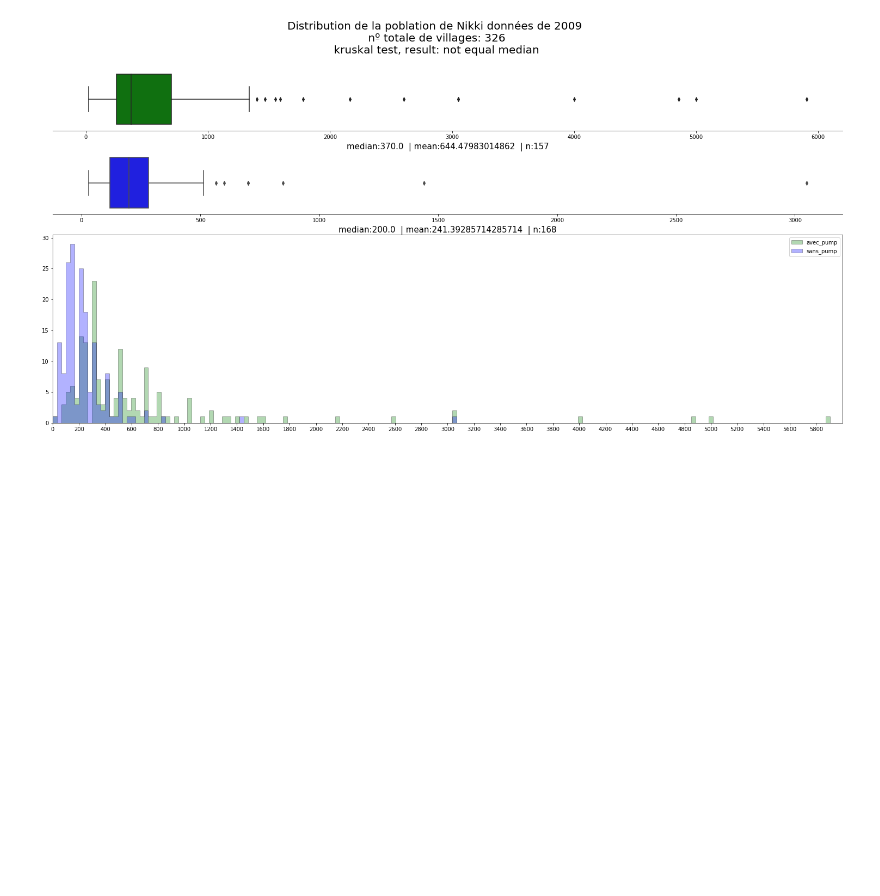
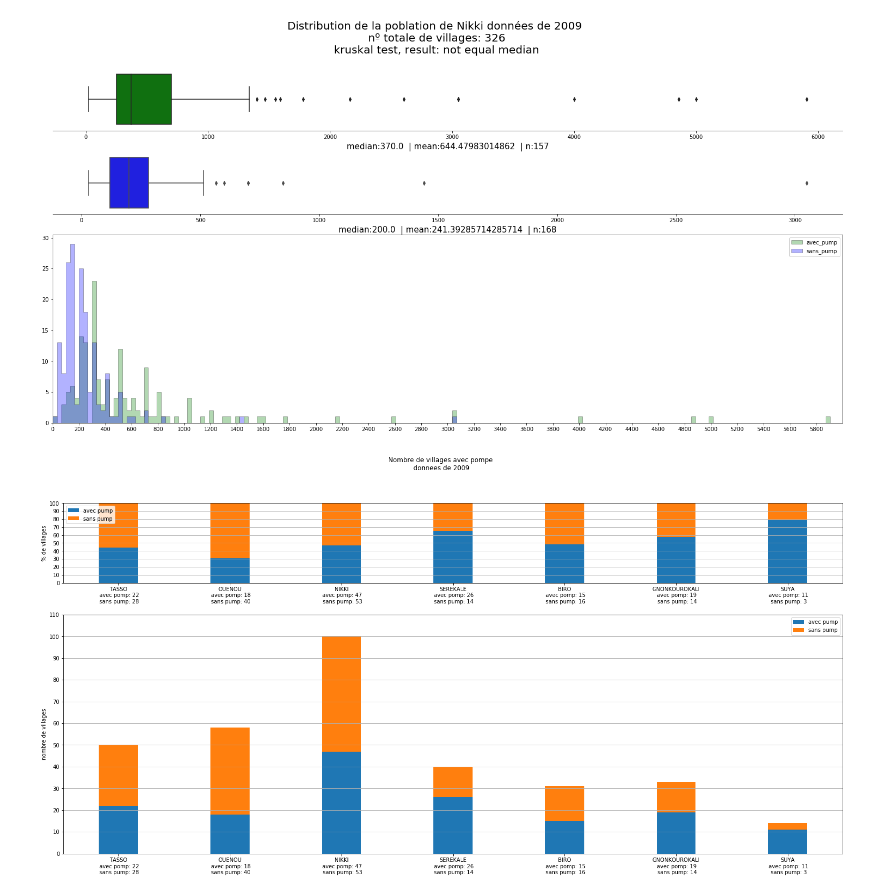
Before and after one commit to OANInternational/aguapp-ds, a Jupyter notebook: create_pump_map.ipynb, the cells around one changed output. Saved outputs shown, nothing was run; the diff lists cells and outputs as text; code cells hidden in the pictures; blank space fills up the shorter version.

Commit message:
added study of villages having pumps

```diff
--- a/create_pump_map.ipynb
+++ b/create_pump_map.ipynb
@@ -592,9 +592,18 @@ dfex=df_2009.groupby('Localité')
 # %%
 df_localite=df_2009.groupby('Localité')
 
-df_pop = pd.DataFrame(index=df_localite.size().index.tolist(), columns=['Pop','haspump'])
+df_pop = pd.DataFrame(index=dfex.size().index.tolist(), columns=['arron','Pop','haspump'])
 df_pop['Pop'] = list(df_localite['Pop'].mean())
 df_pop['haspump'] = [bool(re.search('FPM',ouvre)) for ouvre in list(dfex["Type d'ouvrage"].sum())]
+
+arronds =[]
+
+for item in list(dfex['Arrondissement'].sum()):
+  for arron in df_2009['Arrondissement'].unique().tolist():
+    if bool(re.search(arron,item)):
+      arronds.append(arron)
+      break
+df_pop['arron']=arronds
 # %%
 f, (ax_box1,axbox2,ax_hist) = plt.subplots(3, gridspec_kw={'height_ratios': [2,2, 6]})
 
@@ -636,3 +645,51 @@ ax_hist.legend()
 plt.show()
 # %% [output]
 [figure]
+# %%
+x =[]
+y_1=[]
+y_2=[]
+y_3=[]
+y_4=[]
+fig, (ax,ax1)=plt.subplots(2, gridspec_kw={'height_ratios': [2, 6]})
+for arron in df_pop.arron.unique().tolist():
+
+  df_arron = df_pop[(df_pop['arron']==arron)]
+  haspumpsize=len( df_arron[df_arron['haspump']]
+                )
+  hasnotpumpsize=len(df_arron[~df_arron['haspump']]
+                )
+  y_1.append(haspumpsize)
+  y_2.append(hasnotpumpsize)
+
+  y_3.append(100*haspumpsize/len(df_arron))
+  y_4.append(100*hasnotpumpsize/len(df_arron))
+
+  x.append(arron+'\n avec pomp: '+str(haspumpsize)+'\n sans pump: '+str(hasnotpumpsize))
+
+
+width = 0.35       # the width of the bars: can also be len(x) sequence
+
+ax.bar(x, y_3, width,label='avec pump')
+ax.bar(x, y_4, width,
+             bottom=y_3,label='sans pump')
+
+ax1.bar(x, y_1, width,label='avec pump')
+ax1.bar(x, y_2, width,
+             bottom=y_1,label='sans pump')
+
+ax1.set_ylabel('nombre de villages')
+ax.set_ylabel('% de villages')
+fig.suptitle('Nombre de villages avec pompe\n donnees de 2009')
+#plt.xticks(ind, ('G1', 'G2', 'G3', 'G4', 'G5'))
+ax1.set_yticks(np.arange(0, 120, 10))
+ax.set_yticks(np.arange(0, 101, 10))
+ax.set_ylim([0, 100])
+ax1.grid(axis='y')
+ax.grid(axis='y')
+ax1.legend()
+ax.legend()
+
+plt.show()
+# %% [output]
+[figure, added]
```
